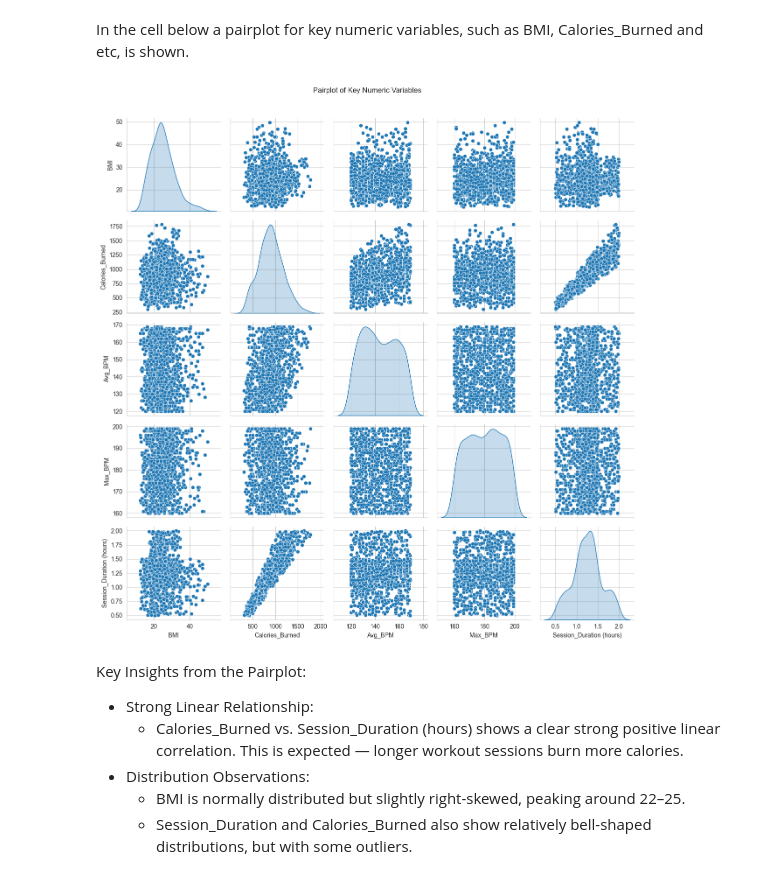
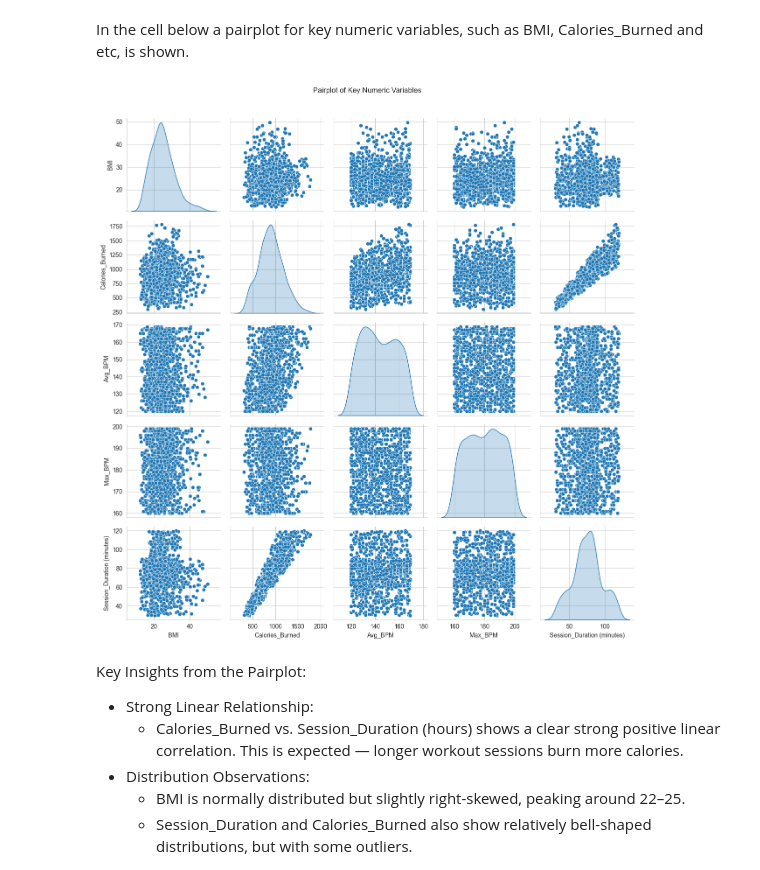
Before and after one commit to YShutko/CI_fitness_patterns_and_perfofmance_analysis, a Jupyter notebook: jupyter_notebooks/fitness_patterns_and_perfofmance_analysis.ipynb, the cells around one changed output. Cells and saved outputs as stored; diff of their text form; code cells hidden in the pictures.

Commit message:
Hours to minutes

```diff
--- a/jupyter_notebooks/fitness_patterns_and_perfofmance_analysis.ipynb
+++ b/jupyter_notebooks/fitness_patterns_and_perfofmance_analysis.ipynb
@@ -171,0 +174,3 @@ df.drop(columns=['Weight (kg)', 'Height (m)'], inplace=True)  # Drop 'Weight(kg)
+# %%
+df["Session_Duration (minutes)"] = df["Session_Duration (hours)"] * 60
+df.drop(columns=['Session_Duration (hours)'], inplace=True)  # Drop 'Session_Duration (hours)' column after conversion to minutes
@@ -270,12 +284,12 @@ Pairplots show actual data points and possible non-linear relationships, cluster
 # %% [markdown]
 In the cell below a pairplot for key numeric variables, such as BMI, Calories_Burned and etc, is shown.
 # %%
-sns.pairplot(df[["BMI", "Calories_Burned", "Avg_BPM", "Max_BPM", "Session_Duration (hours)"]], diag_kind='kde')
+sns.pairplot(df[["BMI", "Calories_Burned", "Avg_BPM", "Max_BPM", "Session_Duration (minutes)"]], diag_kind='kde')
 plt.suptitle("Pairplot of Key Numeric Variables", y=1.02)
 plt.tight_layout()
 plt.show()
 # %% [output]
-[figure, old version]
+[figure, new version]
 # %% [markdown]
 Key Insights from the Pairplot:
 * Strong Linear Relationship:
```
Also changed, not shown: parts of 5 cells of this notebook, 2 other files.
